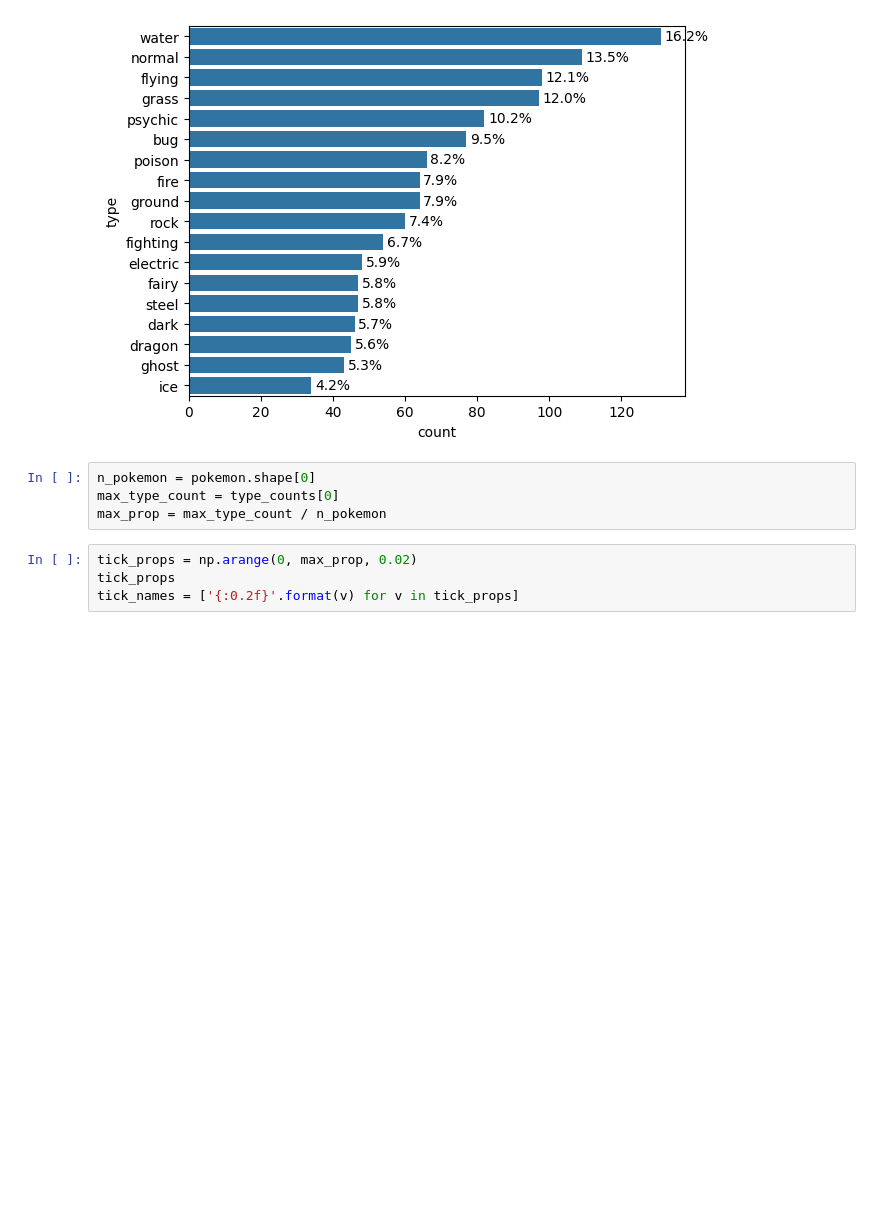
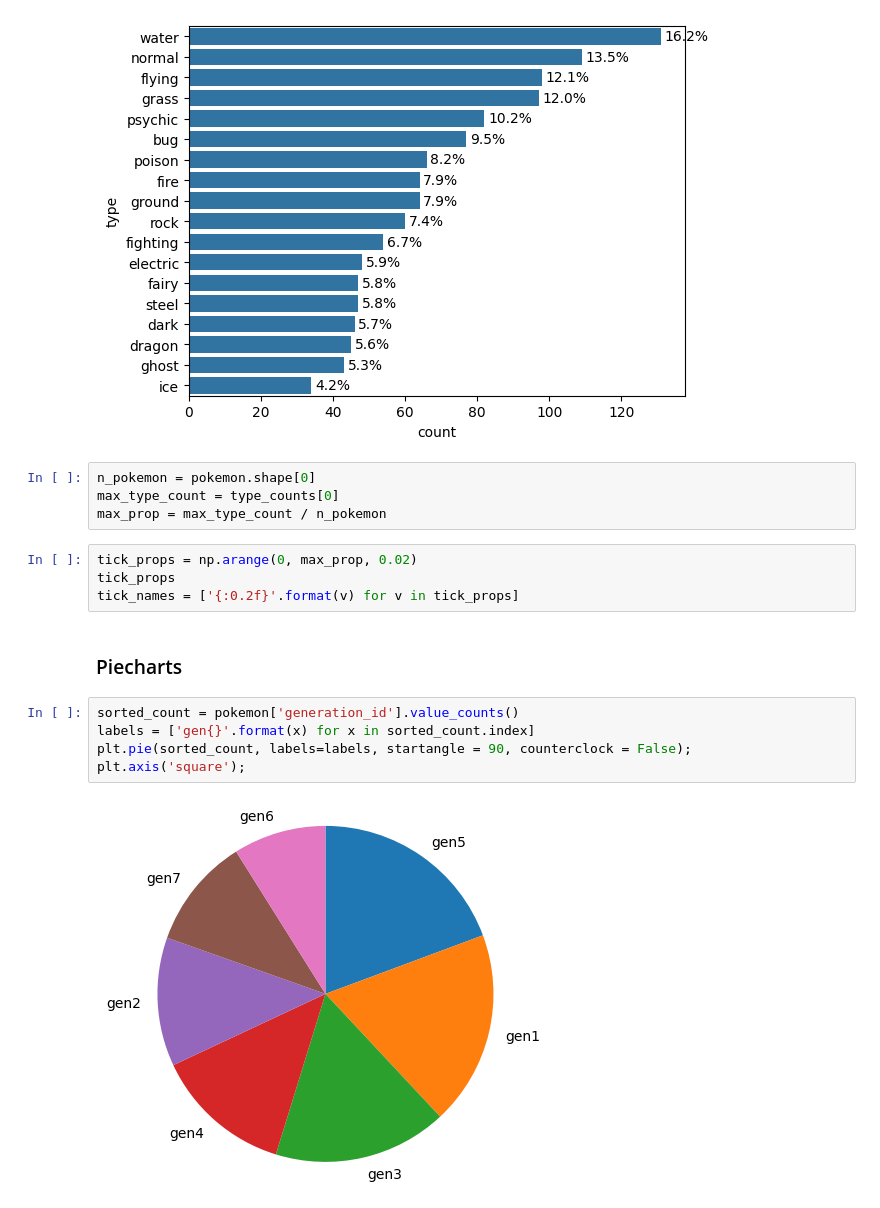
Before and after one commit to Awais-019/matplotlib-seaborn-introduction, a Jupyter notebook: index.ipynb, the cells around one changed output. Cells and saved outputs as stored; diff of their text form; blank space fills up the shorter version.

Commit message:
Piecharts

```diff
--- a/index.ipynb
+++ b/index.ipynb
@@ -77,3 +77,12 @@ max_prop = max_type_count / n_pokemon
 tick_props = np.arange(0, max_prop, 0.02)
 tick_props
 tick_names = ['{:0.2f}'.format(v) for v in tick_props]
+# %% [markdown]
+### Piecharts
+# %%
+sorted_count = pokemon['generation_id'].value_counts()
+labels = ['gen{}'.format(x) for x in sorted_count.index]
+plt.pie(sorted_count, labels=labels, startangle = 90, counterclock = False);
+plt.axis('square');
+# %% [output]
+[figure, added]
```
Also changed, not shown: parts of 1 cell of this notebook.
